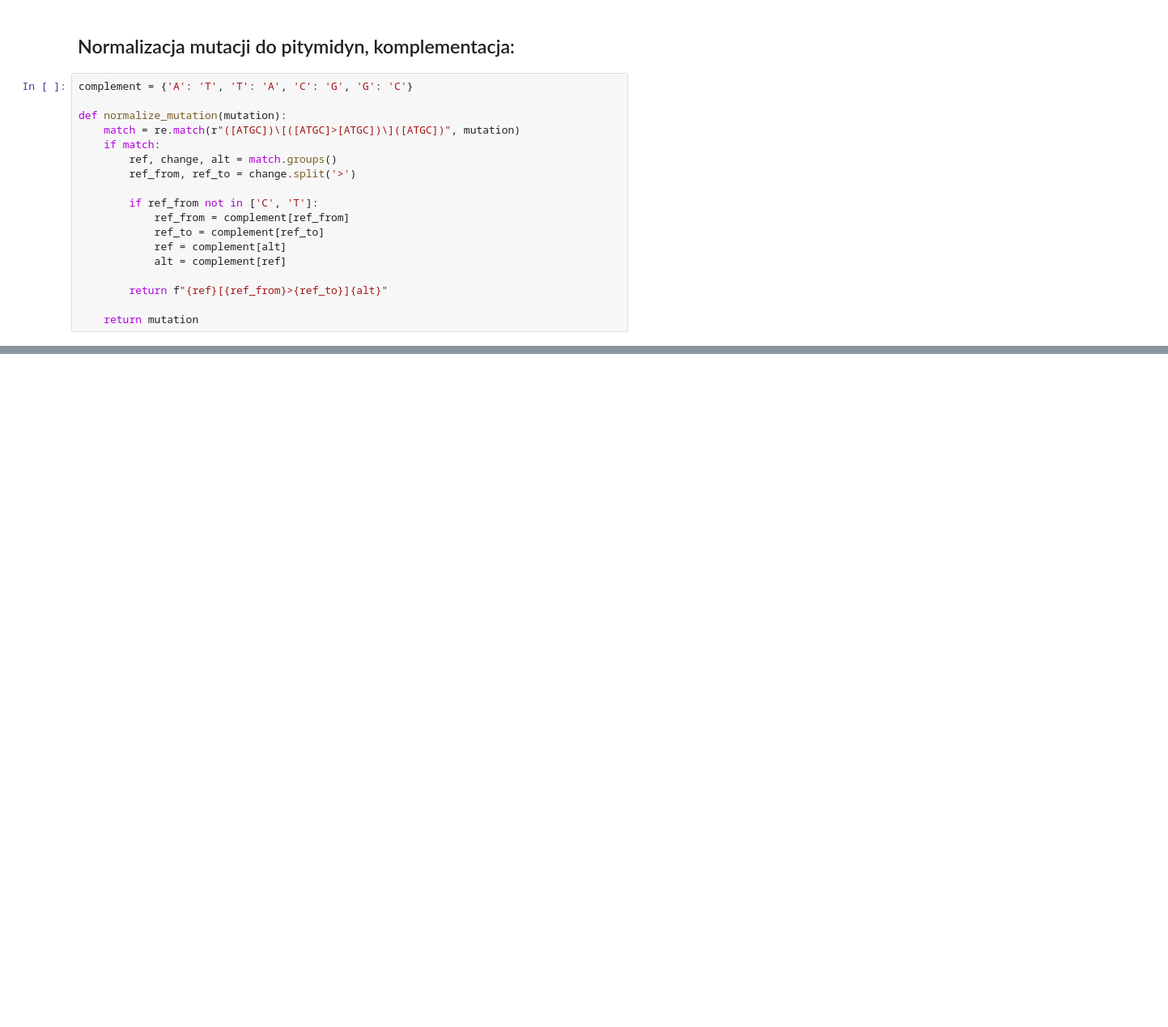
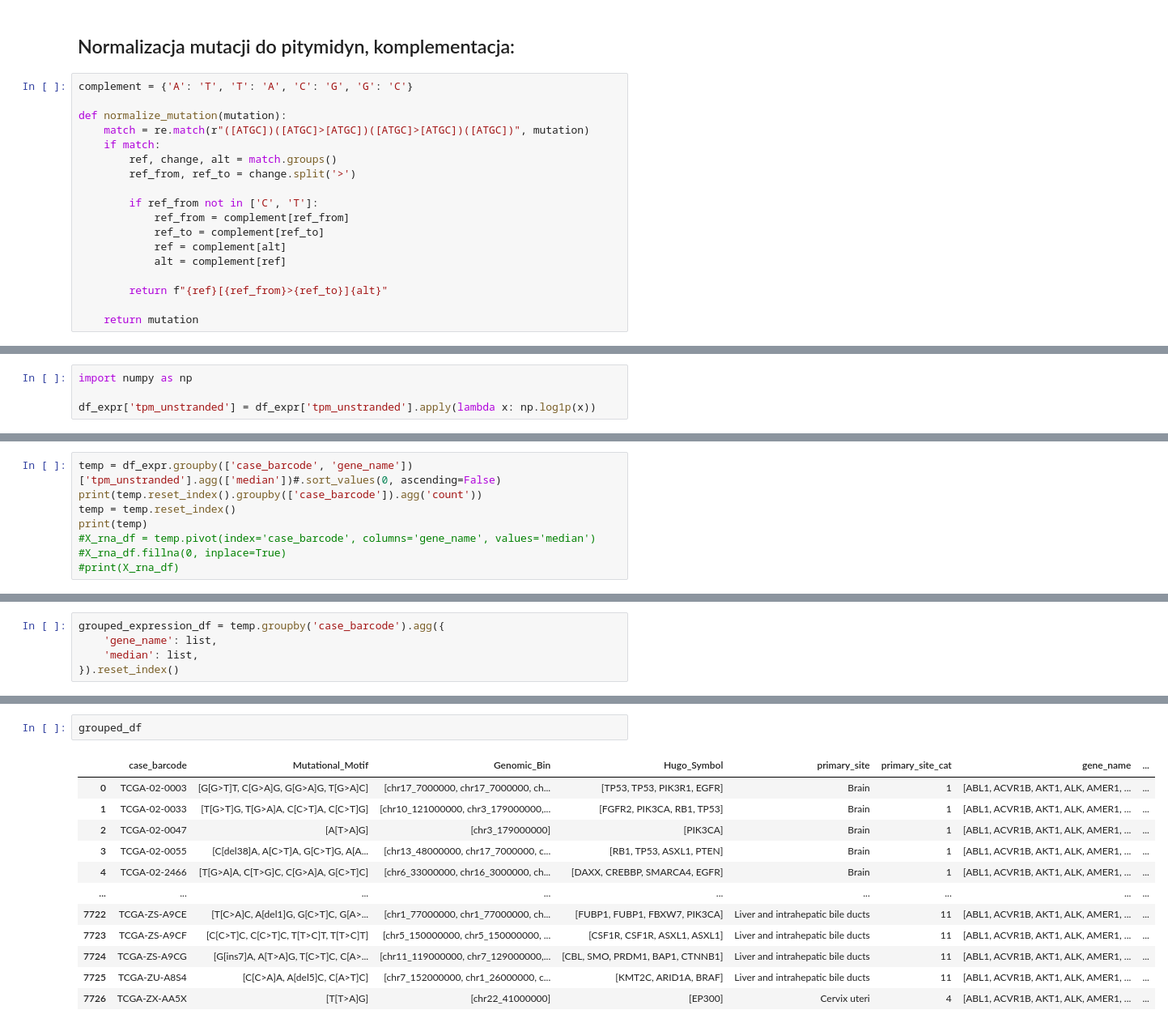
Before and after one commit to Karikolo/SysBiol_Multiomics_Proj_5, a Jupyter notebook: biolsys-project-5.ipynb, the cells around one changed output, grey strips where cells are left out. Shown: that part at 81% size. Saved outputs shown, nothing was run; the diff lists cells and outputs as text; blank space fills up the shorter version.

```diff
--- a/biolsys-project-5.ipynb
+++ b/biolsys-project-5.ipynb
@@ -175,7 +296,7 @@ df['Genomic_Bin'] = df['Chromosome'].astype(str) + '_' + (
 complement = {'A': 'T', 'T': 'A', 'C': 'G', 'G': 'C'}
 
 def normalize_mutation(mutation):
-    match = re.match(r"([ATGC])\[([ATGC]>[ATGC])\]([ATGC])", mutation)
+    match = re.match(r"([ATGC])([ATGC]>[ATGC])([ATGC]>[ATGC])([ATGC])", mutation)
     if match:
         ref, change, alt = match.groups()
         ref_from, ref_to = change.split('>')
@@ -228,0 +346,4 @@ df_expressions = df_expressions.drop_duplicates(subset=['gene_name', 'case_barco
+# %%
+import numpy as np
+
+df_expr['tpm_unstranded'] = df_expr['tpm_unstranded'].apply(lambda x: np.log1p(x))
@@ -228,0 +383,8 @@ df_expressions = df_expressions.drop_duplicates(subset=['gene_name', 'case_barco
+# %%
+temp = df_expr.groupby(['case_barcode', 'gene_name'])['tpm_unstranded'].agg(['median'])#.sort_values(0, ascending=False)
+print(temp.reset_index().groupby(['case_barcode']).agg('count'))
+temp = temp.reset_index()
+print(temp)
+#X_rna_df = temp.pivot(index='case_barcode', columns='gene_name', values='median')
+#X_rna_df.fillna(0, inplace=True)
+#print(X_rna_df)
@@ -228,0 +409,5 @@ df_expressions = df_expressions.drop_duplicates(subset=['gene_name', 'case_barco
+# %%
+grouped_expression_df = temp.groupby('case_barcode').agg({
+    'gene_name': list,
+    'median': list,
+}).reset_index()
@@ -228,0 +456,15 @@ df_expressions = df_expressions.drop_duplicates(subset=['gene_name', 'case_barco
+# %%
+grouped_df
+# %% [output]
+|  | case_barcode | Mutational_Motif | Genomic_Bin | Hugo_Symbol | primary_site | primary_site_cat | gene_name | ... |
+| 0 | TCGA-02-0003 | [G[G>T]T, C[G>A]G, G[G>A]G, T[G>A]C] | [chr17_7000000, chr17_7000000, ch... | [TP53, TP53, PIK3R1, EGFR] | Brain | 1 | [ABL1, ACVR1B, AKT1, ALK, AMER1, ... | ... |
+| 1 | TCGA-02-0033 | [T[G>T]G, T[G>A]A, C[C>T]A, C[C>T]G] | [chr10_121000000, chr3_179000000,... | [FGFR2, PIK3CA, RB1, TP53] | Brain | 1 | [ABL1, ACVR1B, AKT1, ALK, AMER1, ... | ... |
+| 2 | TCGA-02-0047 | [A[T>A]G] | [chr3_179000000] | [PIK3CA] | Brain | 1 | [ABL1, ACVR1B, AKT1, ALK, AMER1, ... | ... |
+| 3 | TCGA-02-0055 | [C[del38]A, A[C>T]A, G[C>T]G, A[A... | [chr13_48000000, chr17_7000000, c... | [RB1, TP53, ASXL1, PTEN] | Brain | 1 | [ABL1, ACVR1B, AKT1, ALK, AMER1, ... | ... |
+| 4 | TCGA-02-2466 | [T[G>A]A, C[T>G]C, C[G>A]A, G[C>T]C] | [chr6_33000000, chr16_3000000, ch... | [DAXX, CREBBP, SMARCA4, EGFR] | Brain | 1 | [ABL1, ACVR1B, AKT1, ALK, AMER1, ... | ... |
+| ... | ... | ... | ... | ... | ... | ... | ... | ... |
+| 7722 | TCGA-ZS-A9CE | [T[C>A]C, A[del1]G, G[C>T]C, G[A>... | [chr1_77000000, chr1_77000000, ch... | [FUBP1, FUBP1, FBXW7, PIK3CA] | Liver and intrahepatic bile ducts | 11 | [ABL1, ACVR1B, AKT1, ALK, AMER1, ... | ... |
+| 7723 | TCGA-ZS-A9CF | [C[C>T]C, C[C>T]C, T[T>C]T, T[T>C]T] | [chr5_150000000, chr5_150000000, ... | [CSF1R, CSF1R, ASXL1, ASXL1] | Liver and intrahepatic bile ducts | 11 | [ABL1, ACVR1B, AKT1, ALK, AMER1, ... | ... |
+| 7724 | TCGA-ZS-A9CG | [G[ins7]A, A[T>A]G, T[C>T]C, C[A>... | [chr11_119000000, chr7_129000000,... | [CBL, SMO, PRDM1, BAP1, CTNNB1] | Liver and intrahepatic bile ducts | 11 | [ABL1, ACVR1B, AKT1, ALK, AMER1, ... | ... |
+| 7725 | TCGA-ZU-A8S4 | [C[C>A]A, A[del5]C, C[A>T]C] | [chr7_152000000, chr1_26000000, c... | [KMT2C, ARID1A, BRAF] | Liver and intrahepatic bile ducts | 11 | [ABL1, ACVR1B, AKT1, ALK, AMER1, ... | ... |
+| 7726 | TCGA-ZX-AA5X | [T[T>A]G] | [chr22_41000000] | [EP300] | Cervix uteri | 4 | [ABL1, ACVR1B, AKT1, ALK, AMER1, ... | ... |
```
Also changed, not shown: parts of 74 cells of this notebook.
